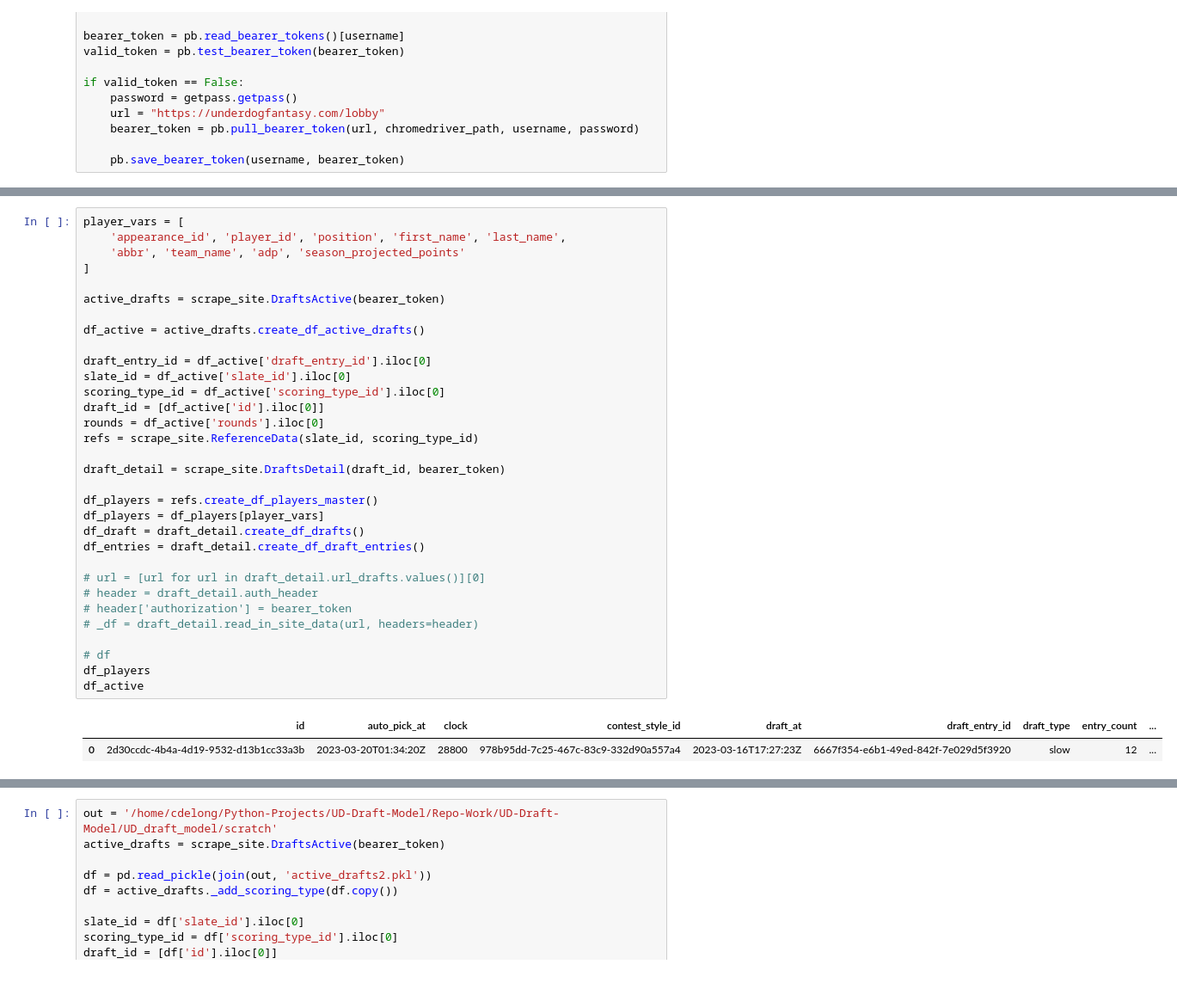
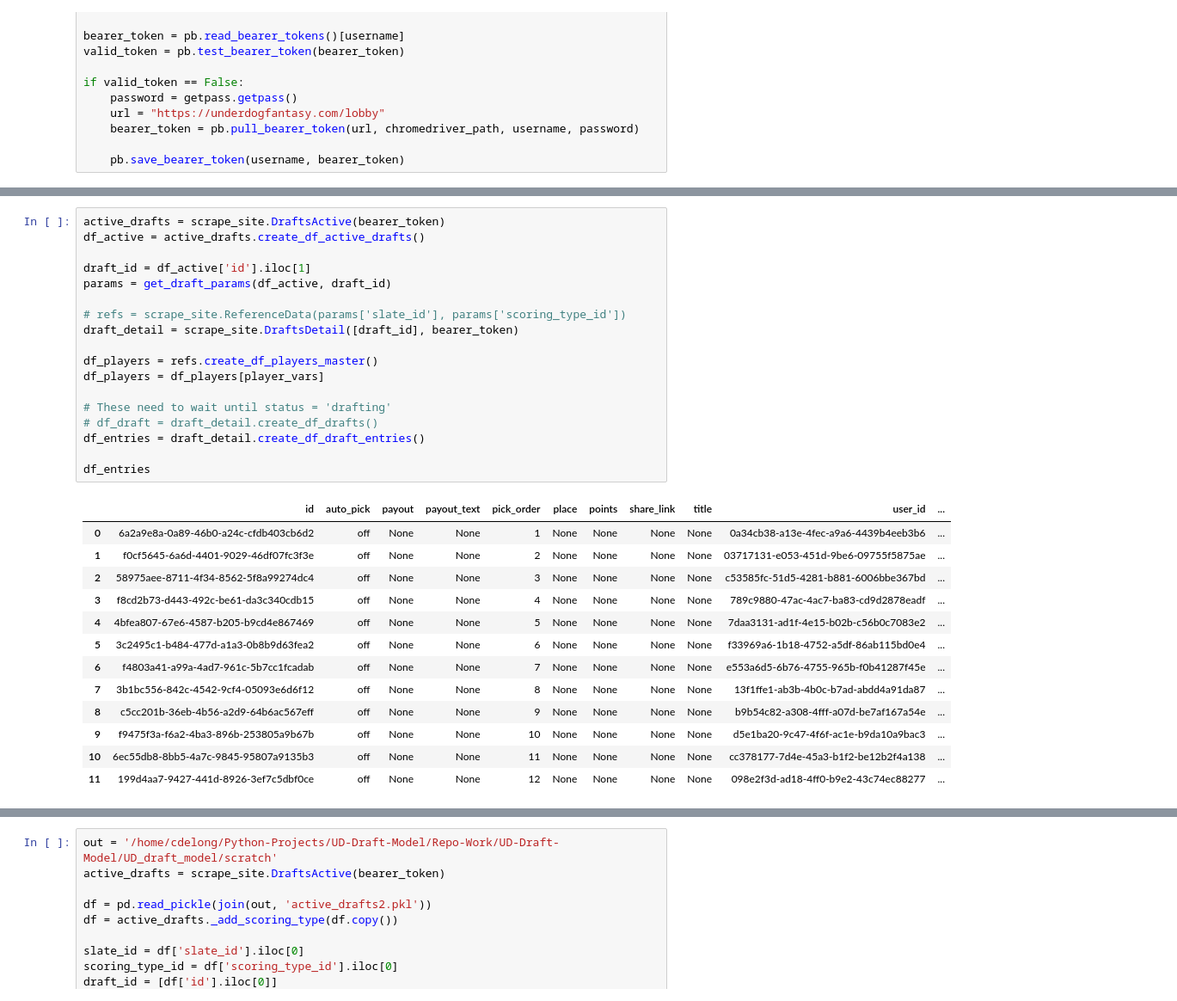
Before and after one commit to ConnorDeLong/Underdog-FF-Draft-Prediction, a Jupyter notebook: UD_draft_model/app/test.ipynb, the cells around one changed output, grey strips where cells are left out. Shown: that part at 86% size. Saved outputs shown, nothing was run; the diff lists cells and outputs as text.

Commit message:
Initial streamlit experimentation and refactored pull_bearer_token to include the user-agent

```diff
--- a/UD_draft_model/app/test.ipynb
+++ b/UD_draft_model/app/test.ipynb
@@ -56,35 +118,32 @@ if valid_token == False:
 # %%
-player_vars = [
-    'appearance_id', 'player_id', 'position', 'first_name', 'last_name',
-    'abbr', 'team_name', 'adp', 'season_projected_points'
-]
-
 active_drafts = scrape_site.DraftsActive(bearer_token)
-
 df_active = active_drafts.create_df_active_drafts()
 
-draft_entry_id = df_active['draft_entry_id'].iloc[0]
-slate_id = df_active['slate_id'].iloc[0]
-scoring_type_id = df_active['scoring_type_id'].iloc[0]
-draft_id = [df_active['id'].iloc[0]]
-rounds = df_active['rounds'].iloc[0]
-refs = scrape_site.ReferenceData(slate_id, scoring_type_id)
+draft_id = df_active['id'].iloc[1]
+params = get_draft_params(df_active, draft_id)
 
-draft_detail = scrape_site.DraftsDetail(draft_id, bearer_token)
+# refs = scrape_site.ReferenceData(params['slate_id'], params['scoring_type_id'])
+draft_detail = scrape_site.DraftsDetail([draft_id], bearer_token)
 
 df_players = refs.create_df_players_master()
 df_players = df_players[player_vars]
-df_draft = draft_detail.create_df_drafts()
+
+# These need to wait until status = 'drafting'
+# df_draft = draft_detail.create_df_drafts()
 df_entries = draft_detail.create_df_draft_entries()
 
-# url = [url for url in draft_detail.url_drafts.values()][0]
-# header = draft_detail.auth_header
-# header['authorization'] = bearer_token
-# _df = draft_detail.read_in_site_data(url, headers=header)
-
-# df
-df_players
-df_active
+df_entries
 # %% [output]
-|  | id | auto_pick_at | clock | contest_style_id | draft_at | draft_entry_id | draft_type | entry_count | ... |
-| 0 | 2d30ccdc-4b4a-4d19-9532-d13b1cc33a3b | 2023-03-20T01:34:20Z | 28800 | 978b95dd-7c25-467c-83c9-332d90a557a4 | 2023-03-16T17:27:23Z | 6667f354-e6b1-49ed-842f-7e029d5f3920 | slow | 12 | ... |
+|  | id | auto_pick | payout | payout_text | pick_order | place | points | share_link | title | user_id | ... |
+| 0 | 6a2a9e8a-0a89-46b0-a24c-cfdb403cb6d2 | off | None | None | 1 | None | None | None | None | 0a34cb38-a13e-4fec-a9a6-4439b4eeb3b6 | ... |
+| 1 | f0cf5645-6a6d-4401-9029-46df07fc3f3e | off | None | None | 2 | None | None | None | None | 03717131-e053-451d-9be6-09755f5875ae | ... |
+| 2 | 58975aee-8711-4f34-8562-5f8a99274dc4 | off | None | None | 3 | None | None | None | None | c53585fc-51d5-4281-b881-6006bbe367bd | ... |
+| 3 | f8cd2b73-d443-492c-be61-da3c340cdb15 | off | None | None | 4 | None | None | None | None | 789c9880-47ac-4ac7-ba83-cd9d2878eadf | ... |
+| 4 | 4bfea807-67e6-4587-b205-b9cd4e867469 | off | None | None | 5 | None | None | None | None | 7daa3131-ad1f-4e15-b02b-c56b0c7083e2 | ... |
+| 5 | 3c2495c1-b484-477d-a1a3-0b8b9d63fea2 | off | None | None | 6 | None | None | None | None | f33969a6-1b18-4752-a5df-86ab115bd0e4 | ... |
+| 6 | f4803a41-a99a-4ad7-961c-5b7cc1fcadab | off | None | None | 7 | None | None | None | None | e553a6d5-6b76-4755-965b-f0b41287f45e | ... |
+| 7 | 3b1bc556-842c-4542-9cf4-05093e6d6f12 | off | None | None | 8 | None | None | None | None | 13f1ffe1-ab3b-4b0c-b7ad-abdd4a91da87 | ... |
+| 8 | c5cc201b-36eb-4b56-a2d9-64b6ac567eff | off | None | None | 9 | None | None | None | None | b9b54c82-a308-4fff-a07d-be7af167a54e | ... |
+| 9 | f9475f3a-f6a2-4ba3-896b-253805a9b67b | off | None | None | 10 | None | None | None | None | d5e1ba20-9c47-4f6f-ac1e-b9da10a9bac3 | ... |
+| 10 | 6ec55db8-8bb5-4a7c-9845-95807a9135b3 | off | None | None | 11 | None | None | None | None | cc378177-7d4e-45a3-b1f2-be12b2f4a138 | ... |
+| 11 | 199d4aa7-9427-441d-8926-3ef7c5dbf0ce | off | None | None | 12 | None | None | None | None | 098e2f3d-ad18-4ff0-b9e2-43c74ec88277 | ... |
```
Also changed, not shown: parts of 5 cells of this notebook, 7 other files.
